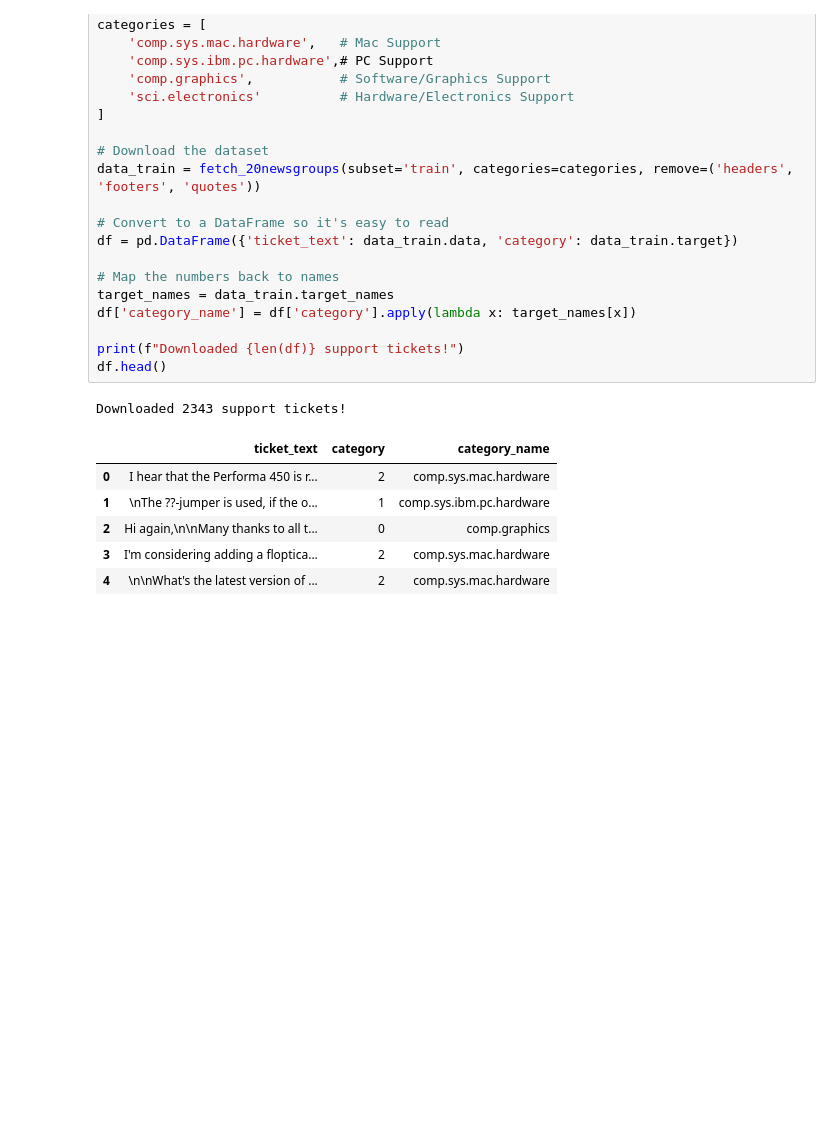
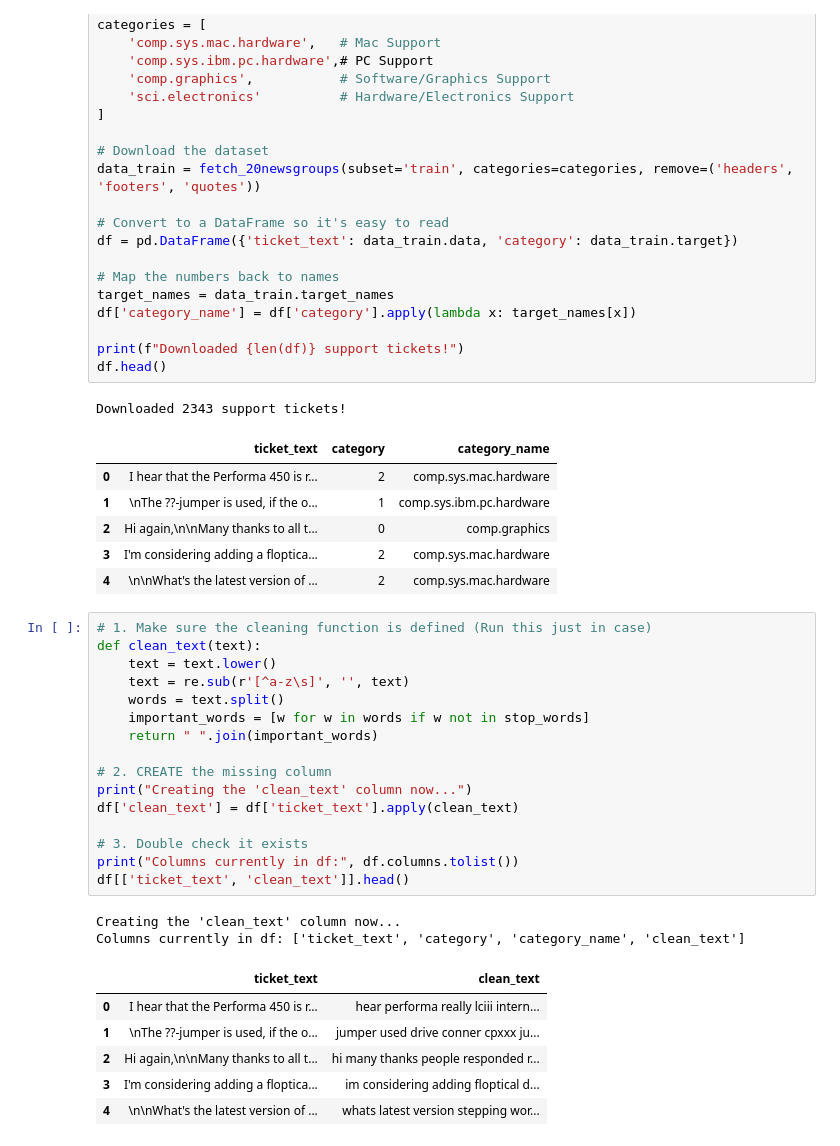
Before and after one commit to Kira2168/FUTURE_ML_01, a Jupyter notebook: Task_2_Ticket_Classification/task2_nlp_classification.ipynb, the cells around one changed output. Cells and saved outputs as stored; diff of their text form; blank space fills up the shorter version.

```diff
--- a/Task_2_Ticket_Classification/task2_nlp_classification.ipynb
+++ b/Task_2_Ticket_Classification/task2_nlp_classification.ipynb
@@ -150,3 +150,28 @@ Downloaded 2343 support tickets!
 | 2 | Hi again,\n\nMany thanks to all t... | 0 | comp.graphics |
 | 3 | I'm considering adding a floptica... | 2 | comp.sys.mac.hardware |
 | 4 | \n\nWhat's the latest version of ... | 2 | comp.sys.mac.hardware |
+# %%
+# 1. Make sure the cleaning function is defined (Run this just in case)
+def clean_text(text):
+    text = text.lower()
+    text = re.sub(r'[^a-z\s]', '', text)
+    words = text.split()
+    important_words = [w for w in words if w not in stop_words]
+    return " ".join(important_words)
+
+# 2. CREATE the missing column
+print("Creating the 'clean_text' column now...")
+df['clean_text'] = df['ticket_text'].apply(clean_text)
+
+# 3. Double check it exists
+print("Columns currently in df:", df.columns.tolist())
+df[['ticket_text', 'clean_text']].head()
+# %% [output]
+Creating the 'clean_text' column now...
+Columns currently in df: ['ticket_text', 'category', 'category_name', 'clean_text']
+|  | ticket_text | clean_text |
+| 0 | I hear that the Performa 450 is r... | hear performa really lciii intern... |
+| 1 | \nThe ??-jumper is used, if the o... | jumper used drive conner cpxxx ju... |
+| 2 | Hi again,\n\nMany thanks to all t... | hi many thanks people responded r... |
+| 3 | I'm considering adding a floptica... | im considering adding floptical d... |
+| 4 | \n\nWhat's the latest version of ... | whats latest version stepping wor... |
```
Also changed, not shown: parts of 4 cells of this notebook.
